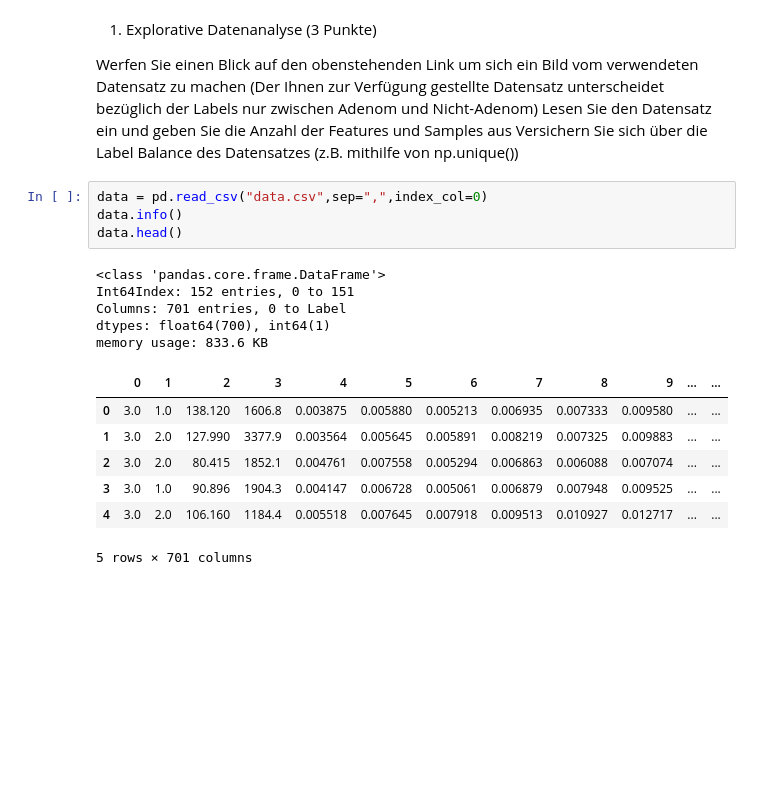
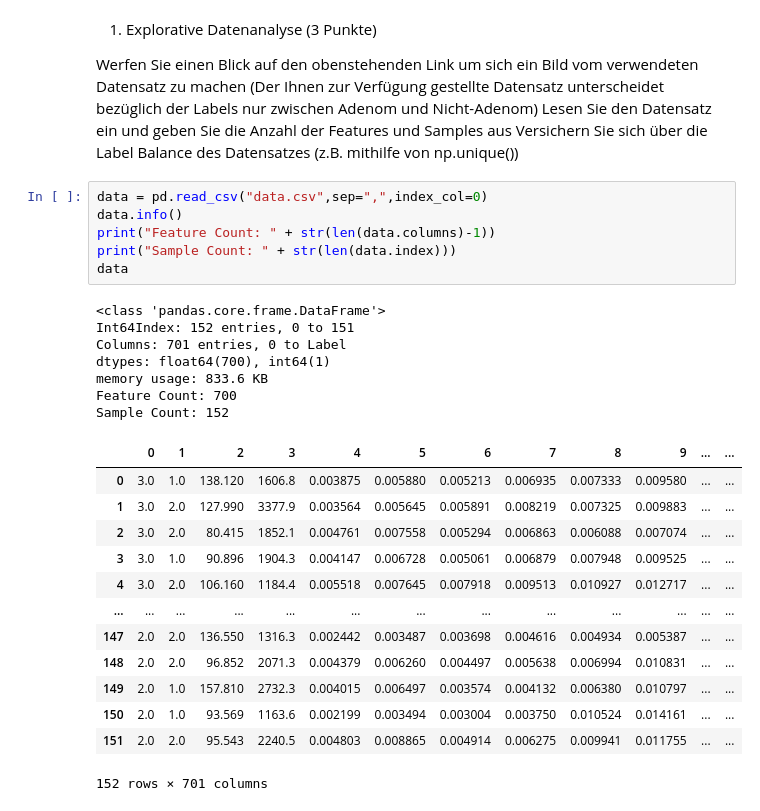
Before and after one commit to wermann33/MLEUnsupervised-Clustering-_Feature-Handling, a Jupyter notebook: Uebung 04.ipynb, the cells around one changed output. Drawn from its saved outputs; the diff is of its cells as text; blank space fills up the shorter version.

```diff
--- a/Uebung 04.ipynb
+++ b/Uebung 04.ipynb
@@ -270,19 +272,29 @@ Versichern Sie sich über die Label Balance des Datensatzes (z.B. mithilfe von n
 # %%
 data = pd.read_csv("data.csv",sep=",",index_col=0)
 data.info()
-data.head()
+print("Feature Count: " + str(len(data.columns)-1))
+print("Sample Count: " + str(len(data.index)))
+data
 # %% [output]
 <class 'pandas.core.frame.DataFrame'>
 Int64Index: 152 entries, 0 to 151
 Columns: 701 entries, 0 to Label
 dtypes: float64(700), int64(1)
 memory usage: 833.6 KB
+Feature Count: 700
+Sample Count: 152
 |  | 0 | 1 | 2 | 3 | 4 | 5 | 6 | 7 | 8 | 9 | ... | ... |
 | 0 | 3.0 | 1.0 | 138.120 | 1606.8 | 0.003875 | 0.005880 | 0.005213 | 0.006935 | 0.007333 | 0.009580 | ... | ... |
 | 1 | 3.0 | 2.0 | 127.990 | 3377.9 | 0.003564 | 0.005645 | 0.005891 | 0.008219 | 0.007325 | 0.009883 | ... | ... |
 | 2 | 3.0 | 2.0 | 80.415 | 1852.1 | 0.004761 | 0.007558 | 0.005294 | 0.006863 | 0.006088 | 0.007074 | ... | ... |
 | 3 | 3.0 | 1.0 | 90.896 | 1904.3 | 0.004147 | 0.006728 | 0.005061 | 0.006879 | 0.007948 | 0.009525 | ... | ... |
 | 4 | 3.0 | 2.0 | 106.160 | 1184.4 | 0.005518 | 0.007645 | 0.007918 | 0.009513 | 0.010927 | 0.012717 | ... | ... |
+| ... | ... | ... | ... | ... | ... | ... | ... | ... | ... | ... | ... | ... |
+| 147 | 2.0 | 2.0 | 136.550 | 1316.3 | 0.002442 | 0.003487 | 0.003698 | 0.004616 | 0.004934 | 0.005387 | ... | ... |
+| 148 | 2.0 | 2.0 | 96.852 | 2071.3 | 0.004379 | 0.006260 | 0.004497 | 0.005638 | 0.006994 | 0.010831 | ... | ... |
+| 149 | 2.0 | 1.0 | 157.810 | 2732.3 | 0.004015 | 0.006497 | 0.003574 | 0.004132 | 0.006380 | 0.010797 | ... | ... |
+| 150 | 2.0 | 1.0 | 93.569 | 1163.6 | 0.002199 | 0.003494 | 0.003004 | 0.003750 | 0.010524 | 0.014161 | ... | ... |
+| 151 | 2.0 | 2.0 | 95.543 | 2240.5 | 0.004803 | 0.008865 | 0.004914 | 0.006275 | 0.009941 | 0.011755 | ... | ... |
-5 rows × 701 columns
+152 rows × 701 columns
 # %%
 sns.countplot(data['Label'])
```
Also changed, not shown: parts of 4 cells of this notebook.
